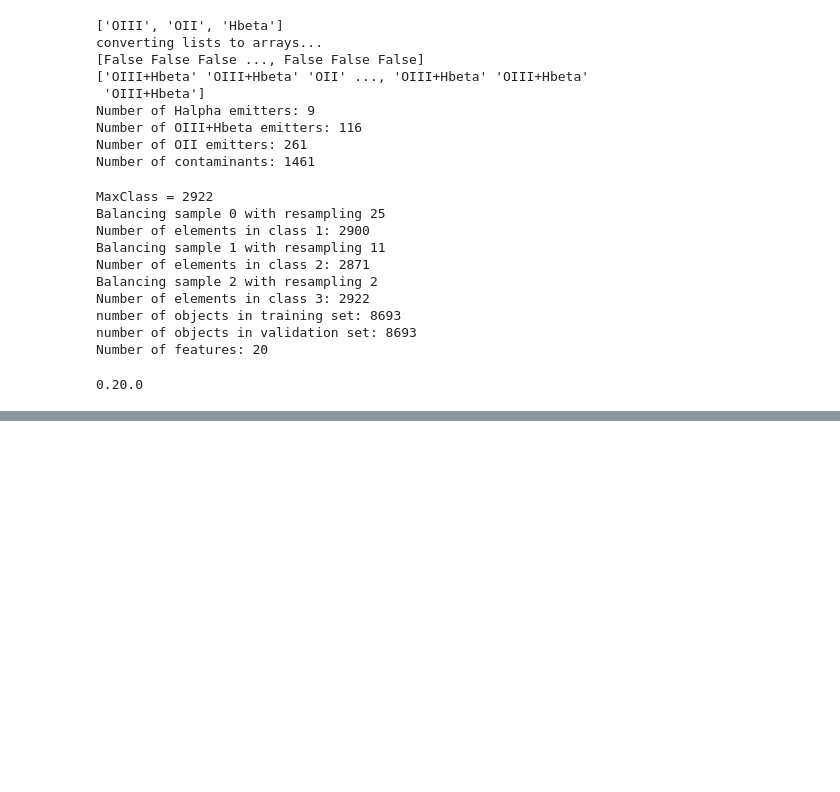
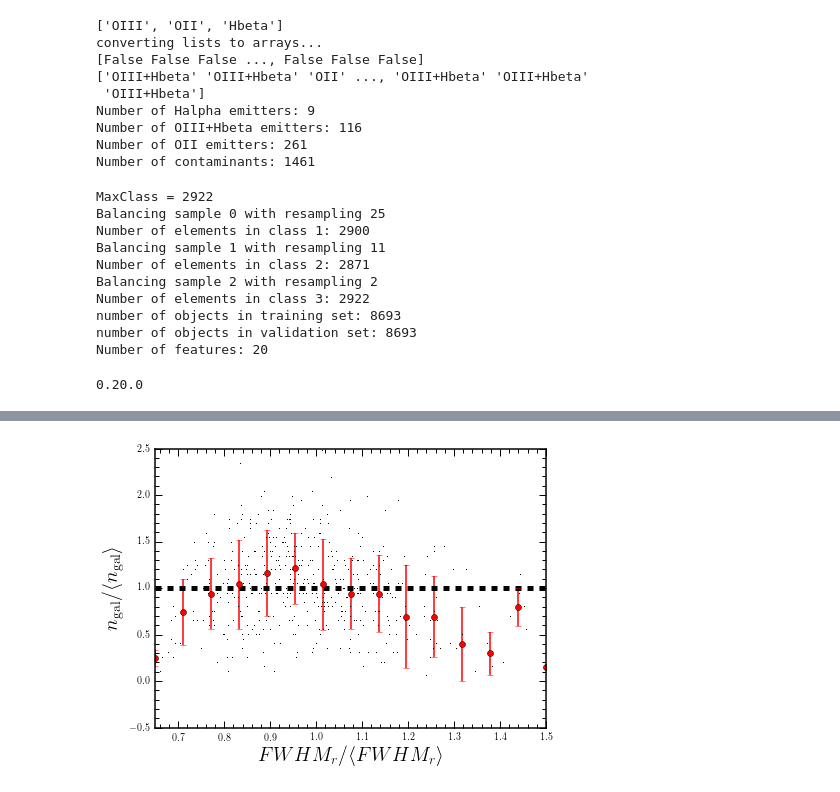
Before and after one commit to aaorsi/ELG_analysis, a Jupyter notebook: learn_ELGz.ipynb, the cells around one changed output, grey strips where cells are left out. Cells and saved outputs as stored; diff of their text form; code cells hidden in the pictures; blank space fills up the shorter version.

Commit message:
added clustering systematics

```diff
--- a/learn_ELGz.ipynb
+++ b/learn_ELGz.ipynb
@@ -2193,0 +2375,92 @@ ntiles 484
+# %%
+#Checking systematics
+print gal_oii.keys()
+tile, mag, total = jplus.plotting.groupbytile(gal_oii['tile_id'], gal_oii['J0660'][:,0])
+#plt.figure()
+#plt.plot(tile, mag,'o')
+#print tile, total
+
+n_avg = np.mean(total)
+n_navg = total/n_avg
+tile_oii, fwhm, total = jplus.plotting.groupbytile(gal_oii['tile_id'], gal_oii['fwhm'])
+
+#print tiles.keys()
+#plt.figure()
+#plt.plot(n_navg, fwhm,'.')
+
+
+
+
+def med_property(xprop,yprop,nbins,prange):
+    xarr = np.linspace(prange[0],prange[1],nbins)
+    yarr= np.zeros(nbins)
+    pp = np.zeros(nbins)
+    bs = xarr[1]-xarr[0]
+    for i in range(nbins):
+        ss = np.where((xprop >xarr[i] - bs/2.) & (xprop < xarr[i]+bs/2.))[0]
+        if len(ss) == 0:
+            continue
+        yarr[i] = np.median(yprop[ss])
+        pp[i] = np.std(yprop[ss])
+
+
+    return xarr,yarr,pp
+
+
+nbins= 15
+prange = [0.65,1.5]
+
+def plot_syst(f_favg, n_navg,nbins=15,prange=[0.65,1.5],
+              xlabel=r'$FWHM_r/\langle FWHM_r \rangle$',
+             ylabel=r'$n_{\rm gal}/\langle n_{\rm gal}\rangle$'):
+
+    plt.figure(figsize=(7,5))
+    plt.plot(f_favg, n_navg,',',color='black')
+    plt.xlabel(xlabel,fontsize=20)
+    plt.ylabel(ylabel,fontsize=20)
+    plt.xlim(prange)
+    plt.plot(prange,[1,1],'--',linewidth=5,color='black')
+    xp,yp,pp = med_property(f_favg, n_navg,nbins, prange)
+    #plt.plot(xp,yp,'o')
+    plt.errorbar(xp,yp,yerr=pp,fmt='o',color='red')
+
+    return xp,yp,pp
+
+avg_fwhm = np.mean(fwhm)
+f_favg  = fwhm / avg_fwhm
+
+xp,yp,pp = plot_syst(f_favg, n_navg)
+
+print gal_oii['fwhm'][0]
+print np.sum(total)
+print len(gal_oii['tile_id'])
+
+#Xmatch of SDSS stars with all J-PLUS
+d,ind = jplus.tools.crossmatch_angular(gal_jplus['coords'],stars_sdss_spec['coords'],max_distance=3e-4)
+m = ((d != np.inf))
+
+as_spec = jplus.tools.select_object(gal_jplus, m)
+
+
+tile_stars, cstar, total = jplus.plotting.groupbytile(as_spec['tile_id'], as_spec['cstar'])
+avg_stars = np.mean(total)
+s_savg  = total / avg_stars
+
+n_navg2 = []
+s_savg2 = []
+it = 0
+for it in range(len(tile_stars)):
+    tt = tile_stars[it]
+    xx = np.where(tt == tile_oii)[0]
+    if len(xx) == 0:
+        print 'tile %d not found'%tt
+        continue
+    n_navg2.append(n_navg[xx])
+    s_savg2.append(s_savg[it])
+
+print len(n_navg2), len(s_savg2)
+
+xp,yp,pp = plot_syst(np.asarray(s_savg2), np.asarray(n_navg2),
+                     xlabel=r'$n_{\rm stars}/\langle n_{\rm stars}\rangle$',
+                    prange=[0.2,2])
+# %% [output]
@@ -2193,0 +2473 @@ ntiles 484
+[figure, added]
```
Also changed, not shown: parts of 14 cells of this notebook.
